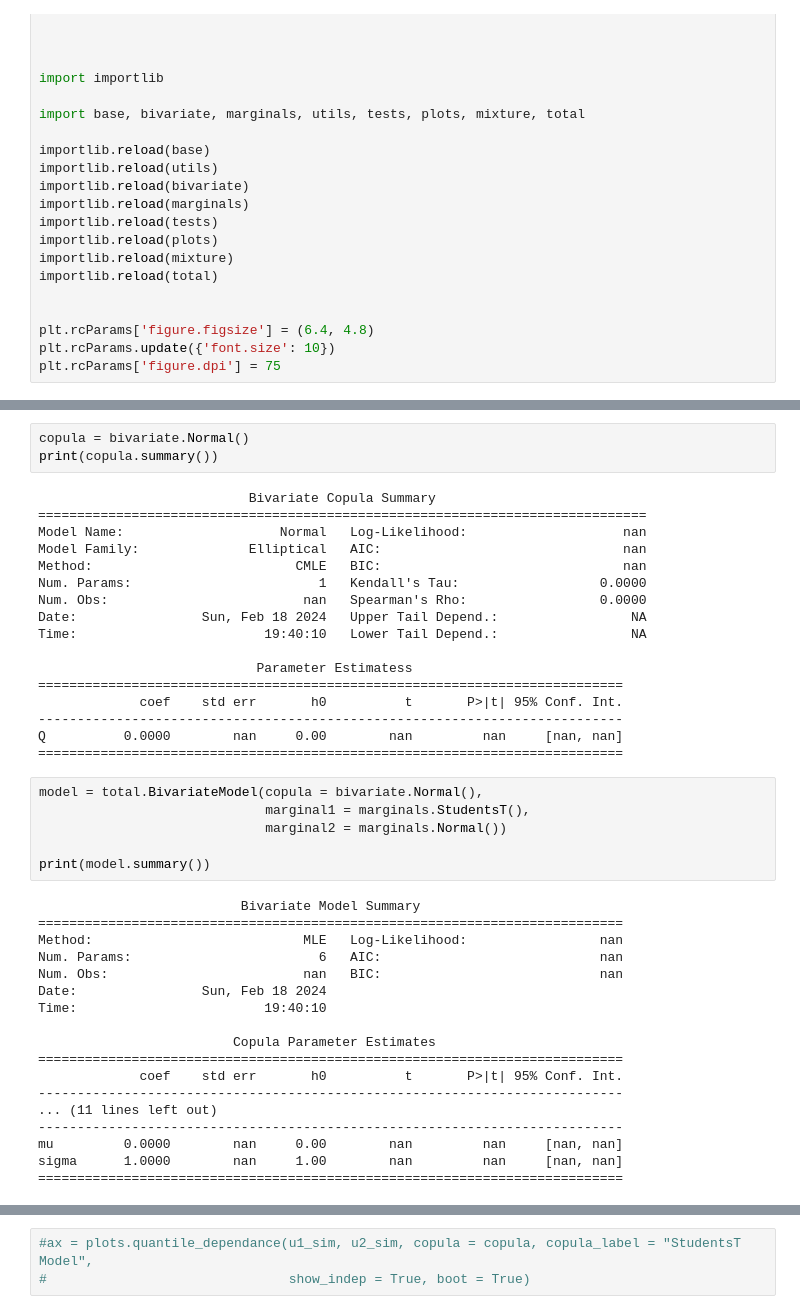
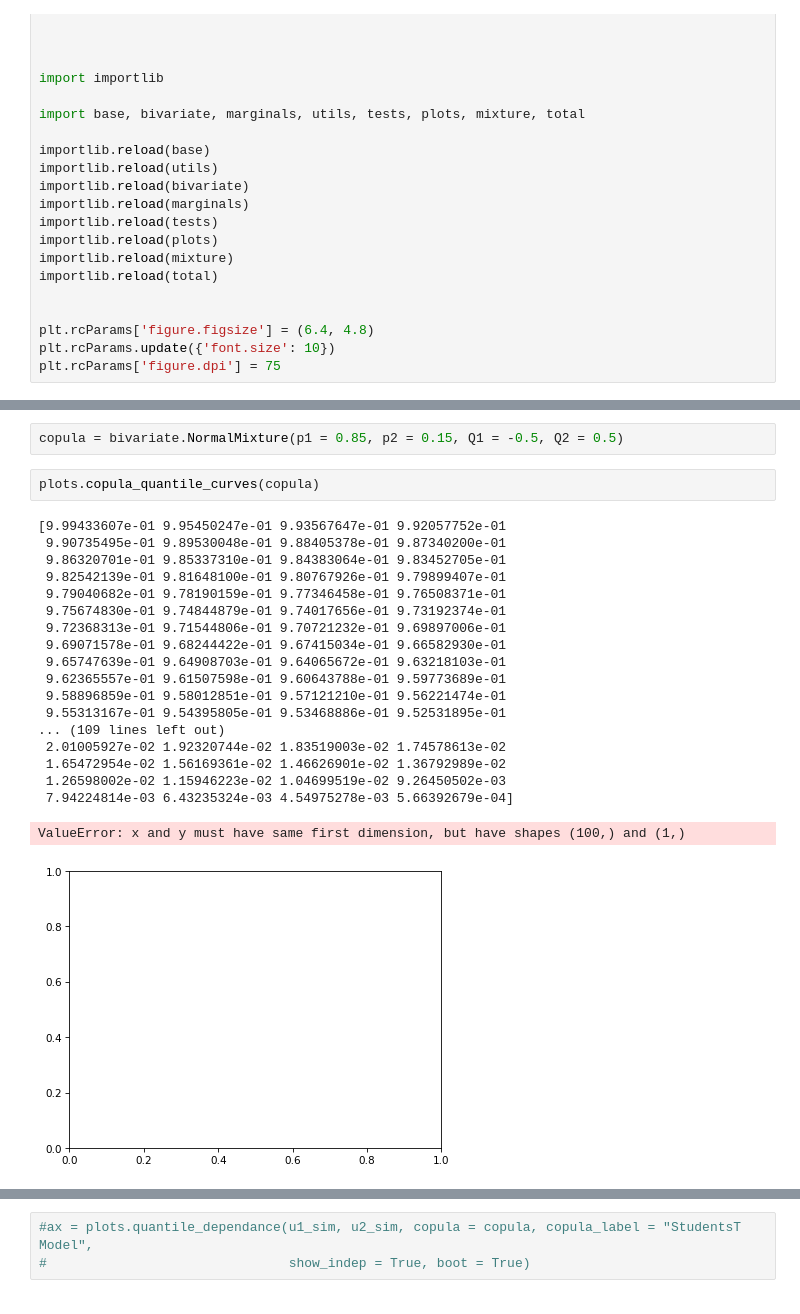
Before and after one commit to sorensenj50/Copula-Package, a Jupyter notebook: Notebook.ipynb, the cells around one changed output, grey strips where cells are left out. Cells and saved outputs as stored; diff of their text form.

```diff
--- a/Notebook.ipynb
+++ b/Notebook.ipynb
@@ -50,44 +36,24 @@ plt.rcParams['figure.dpi'] = 75
-# %%
-copula = bivariate.Normal()
-print(copula.summary())
-# %% [output]
-                           Bivariate Copula Summary
-==============================================================================
-Model Name:                    Normal   Log-Likelihood:                    nan
-Model Family:              Elliptical   AIC:                               nan
-Method:                          CMLE   BIC:                               nan
-Num. Params:                        1   Kendall's Tau:                  0.0000
-Num. Obs:                         nan   Spearman's Rho:                 0.0000
-Date:                Sun, Feb 18 2024   Upper Tail Depend.:                 NA
-Time:                        19:40:10   Lower Tail Depend.:                 NA
-
-                            Parameter Estimatess
-===========================================================================
-             coef    std err       h0          t       P>|t| 95% Conf. Int.
----------------------------------------------------------------------------
-Q          0.0000        nan     0.00        nan         nan     [nan, nan]
-===========================================================================
-# %%
-model = total.BivariateModel(copula = bivariate.Normal(),
-                             marginal1 = marginals.StudentsT(),
-                             marginal2 = marginals.Normal())
-
-print(model.summary())
-# %% [output]
-                          Bivariate Model Summary
-===========================================================================
-Method:                           MLE   Log-Likelihood:                 nan
-Num. Params:                        6   AIC:                            nan
-Num. Obs:                         nan   BIC:                            nan
-Date:                Sun, Feb 18 2024
-Time:                        19:40:10
-
-                         Copula Parameter Estimates
-===========================================================================
-             coef    std err       h0          t       P>|t| 95% Conf. Int.
----------------------------------------------------------------------------
-... (11 lines left out)
----------------------------------------------------------------------------
-mu         0.0000        nan     0.00        nan         nan     [nan, nan]
-sigma      1.0000        nan     1.00        nan         nan     [nan, nan]
-===========================================================================
+# %%
+copula = bivariate.NormalMixture(p1 = 0.85, p2 = 0.15, Q1 = -0.5, Q2 = 0.5)
+# %%
+plots.copula_quantile_curves(copula)
+# %% [output]
+[9.99433607e-01 9.95450247e-01 9.93567647e-01 9.92057752e-01
+ 9.90735495e-01 9.89530048e-01 9.88405378e-01 9.87340200e-01
+ 9.86320701e-01 9.85337310e-01 9.84383064e-01 9.83452705e-01
+ 9.82542139e-01 9.81648100e-01 9.80767926e-01 9.79899407e-01
+ 9.79040682e-01 9.78190159e-01 9.77346458e-01 9.76508371e-01
+ 9.75674830e-01 9.74844879e-01 9.74017656e-01 9.73192374e-01
+ 9.72368313e-01 9.71544806e-01 9.70721232e-01 9.69897006e-01
+ 9.69071578e-01 9.68244422e-01 9.67415034e-01 9.66582930e-01
+ 9.65747639e-01 9.64908703e-01 9.64065672e-01 9.63218103e-01
+ 9.62365557e-01 9.61507598e-01 9.60643788e-01 9.59773689e-01
+ 9.58896859e-01 9.58012851e-01 9.57121210e-01 9.56221474e-01
+ 9.55313167e-01 9.54395805e-01 9.53468886e-01 9.52531895e-01
+... (109 lines left out)
+ 2.01005927e-02 1.92320744e-02 1.83519003e-02 1.74578613e-02
+ 1.65472954e-02 1.56169361e-02 1.46626901e-02 1.36792989e-02
+ 1.26598002e-02 1.15946223e-02 1.04699519e-02 9.26450502e-03
+ 7.94224814e-03 6.43235324e-03 4.54975278e-03 5.66392679e-04]
+ValueError: x and y must have same first dimension, but have shapes (100,) and (1,)
+[figure, added]
```
Also changed, not shown: parts of 9 cells of this notebook, 4 other files.
